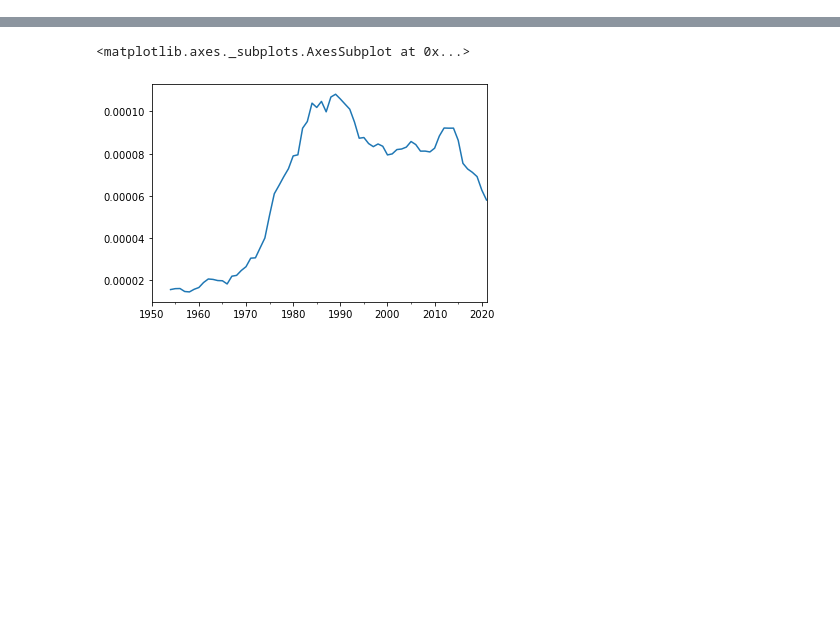
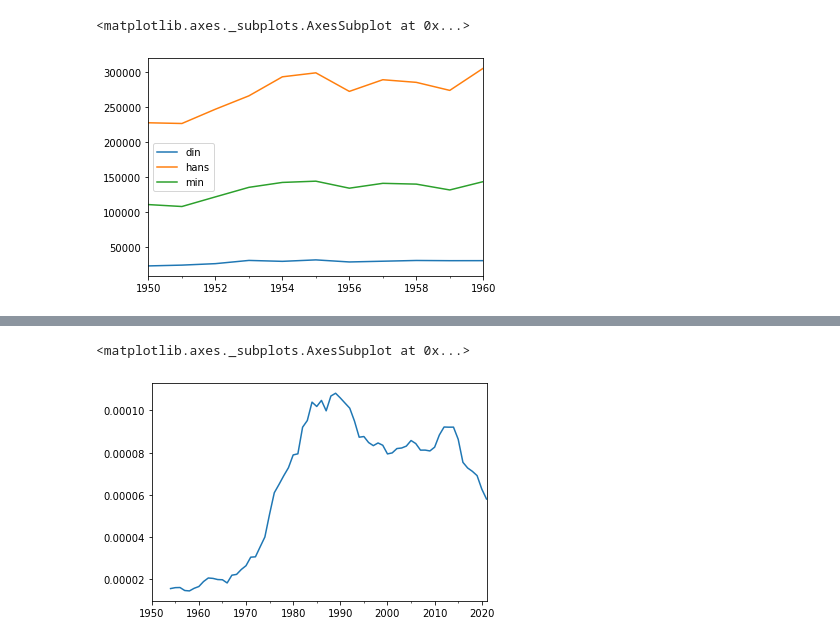
Before and after one commit to NationalLibraryOfNorway/DHLAB, a Jupyter notebook: test_ngram.ipynb, the cells around one changed output, grey strips where cells are left out. Cells and saved outputs as stored; diff of their text form; code cells hidden in the pictures; blank space fills up the shorter version.

```diff
--- a/test_ngram.ipynb
+++ b/test_ngram.ipynb
@@ -26,0 +46,4 @@ def ngram_news(word = '.', title = None, period = None):
+# %%
+%%time
+data = ngram_news(word = ('hans'), period = (1950, 1960))
+data
@@ -26,0 +64,5 @@ def ngram_news(word = '.', title = None, period = None):
+# %%
+data.plot()
+# %% [output]
+<matplotlib.axes._subplots.AxesSubplot at 0x...>
+[figure, added]
```
Also changed, not shown: parts of 11 cells of this notebook, 2 other files.
